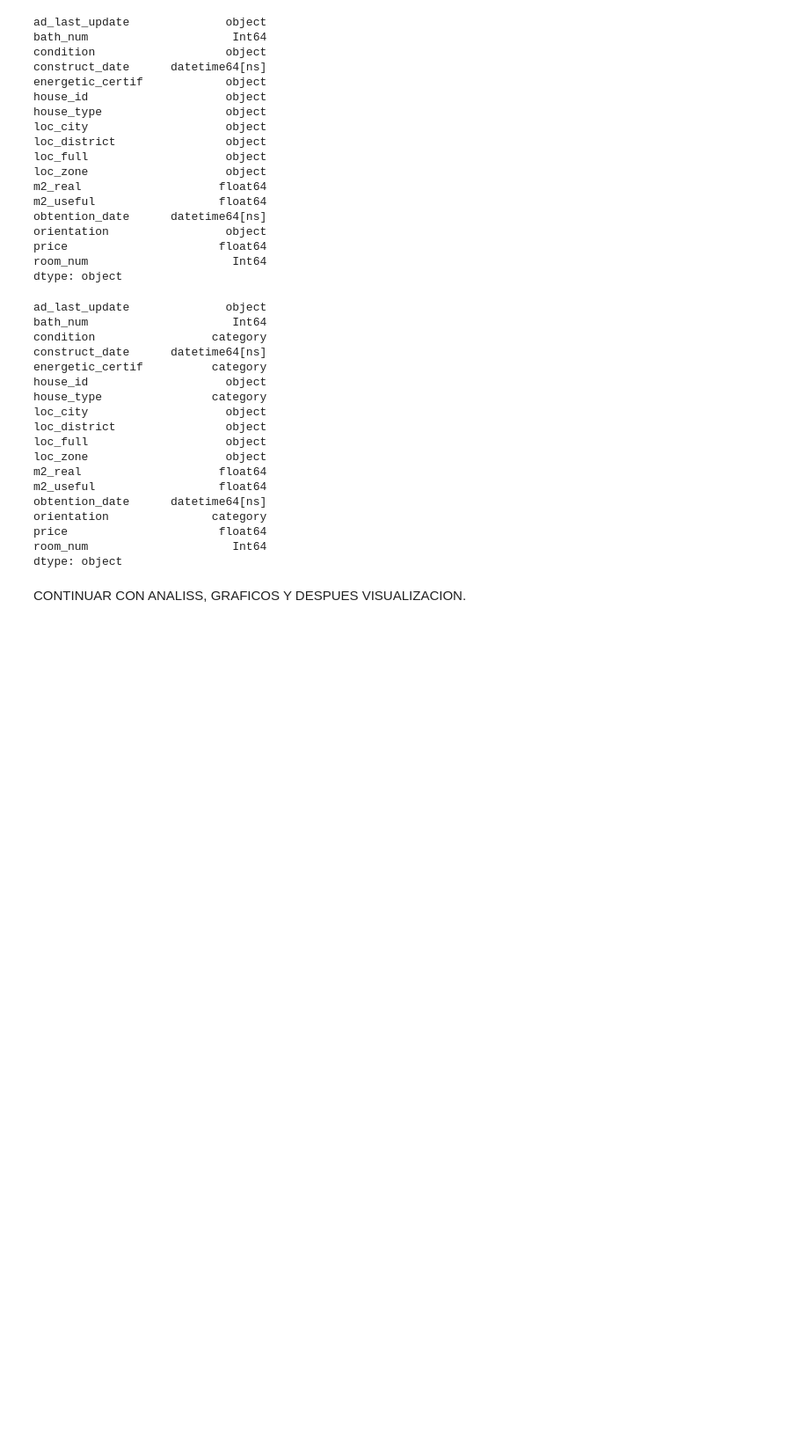
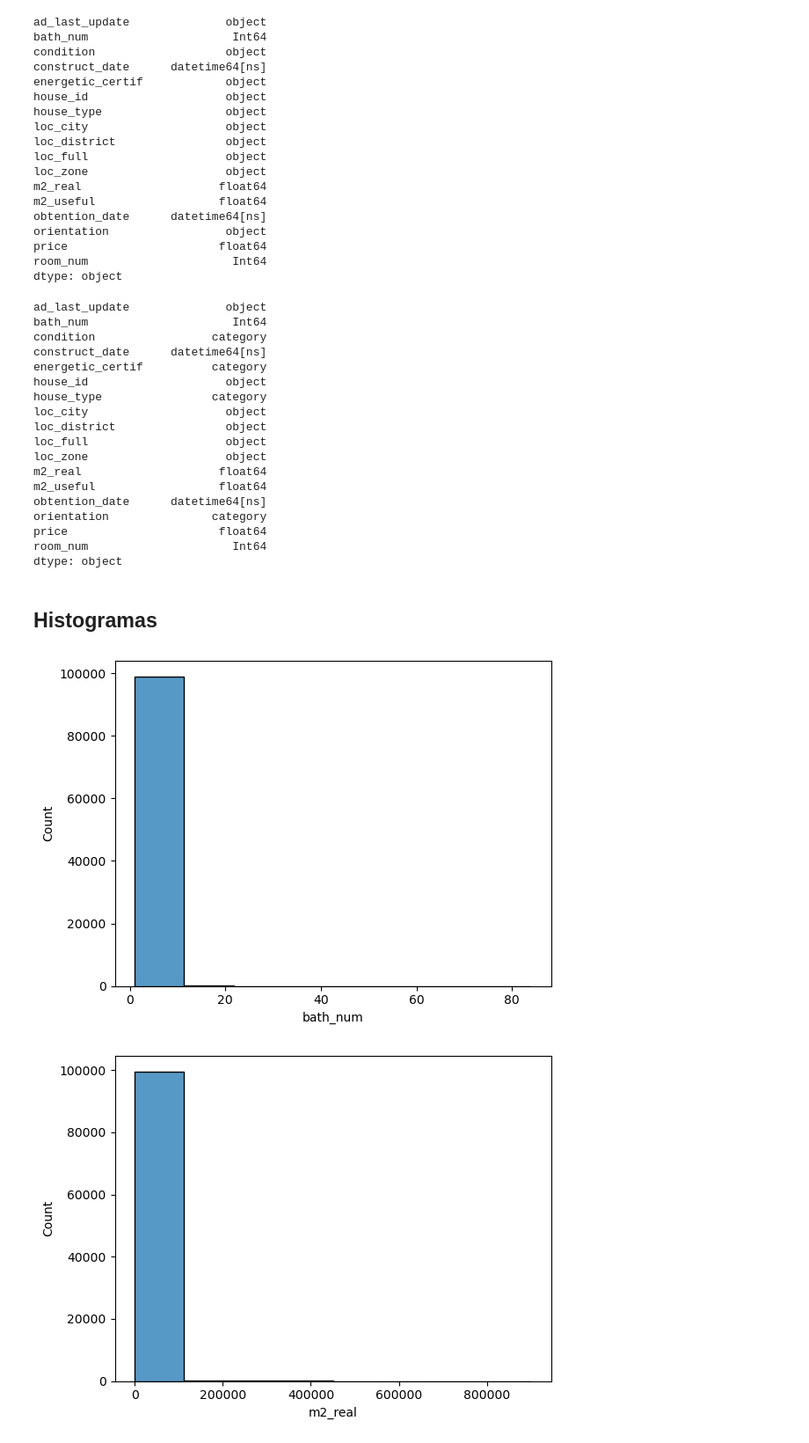
Before and after one commit to pablo98al/Proyecto_Final, a Jupyter notebook: Pre - Proyecto/Notebook/houses.ipynb, the cells around one changed output. Shown at 88% size. Cells and saved outputs as stored; diff of their text form; code cells hidden in the pictures; blank space fills up the shorter version.

```diff
--- a/Pre - Proyecto/Notebook/houses.ipynb
+++ b/Pre - Proyecto/Notebook/houses.ipynb
@@ -294,5 +294,7 @@ orientation               category
 price                      float64
 room_num                     Int64
 dtype: object
-# %% [markdown]
-CONTINUAR CON ANALISS, GRAFICOS Y DESPUES VISUALIZACION.
+# %% [markdown]
+## Histogramas
+# %%
+columnas_num = df_casas.select_dtypes(include=['float64', 'int64']).columns
@@ -298,0 +304,9 @@ CONTINUAR CON ANALISS, GRAFICOS Y DESPUES VISUALIZACION.
+# %%
+for col in columnas_num:
+
+    plt.figure()
+    sns.histplot(df_casas[col],bins=8)
+    plt.show()
+# %% [output]
+[figure, added]
+[figure, added]
```
Also changed, not shown: parts of 21 cells of this notebook.
